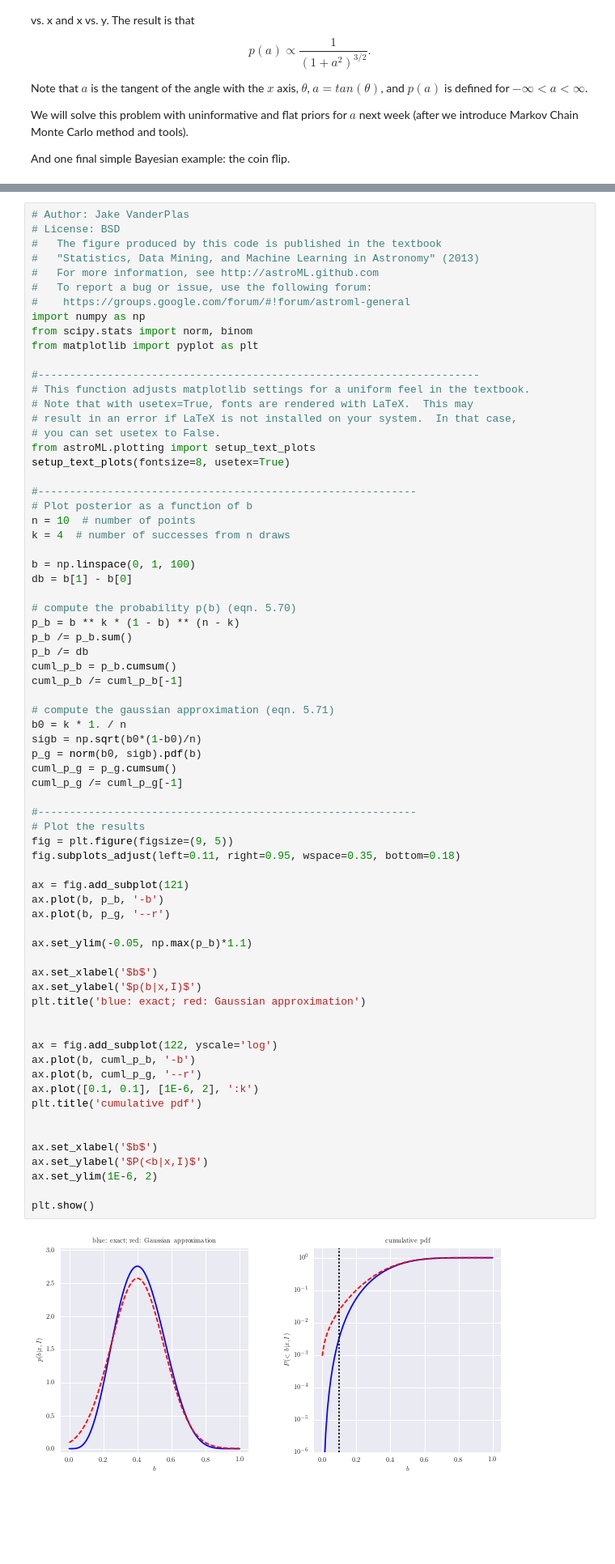
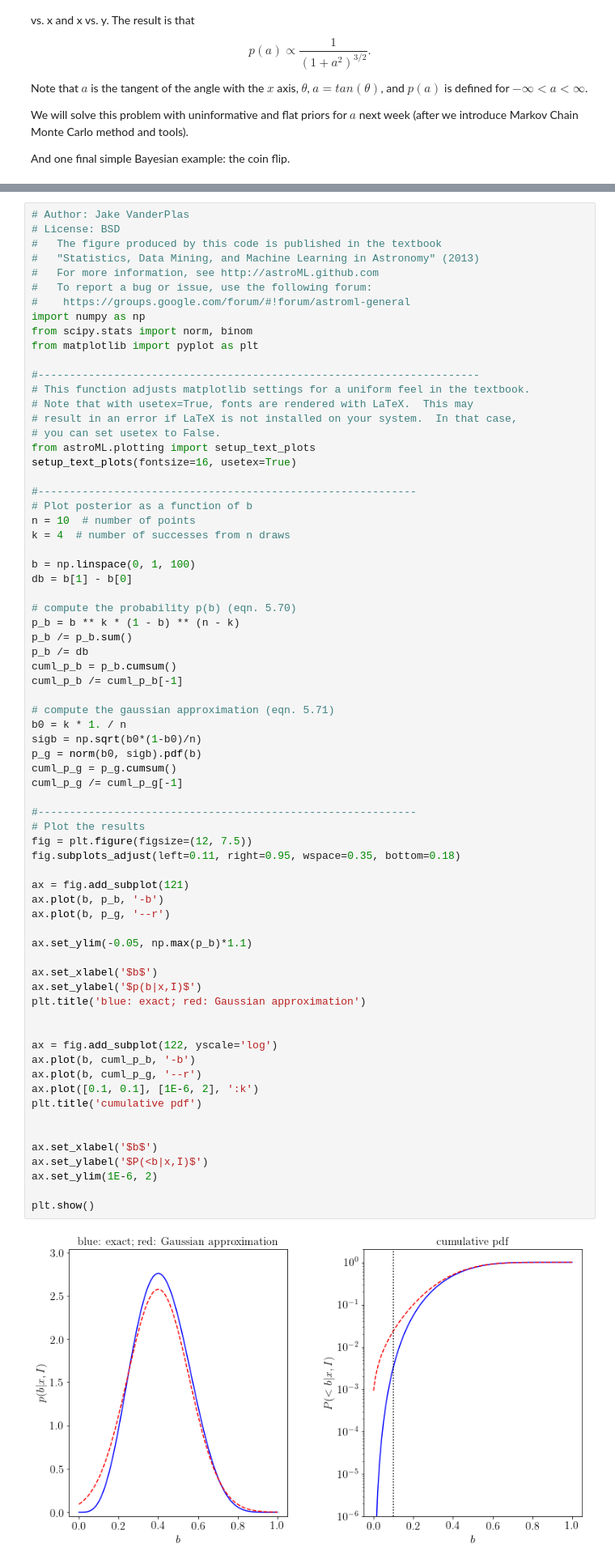
Before and after one commit to bayu-wilson/astr-324-s18, a Jupyter notebook: notebooks/Week-4-Thu.ipynb, the cells around one changed output, grey strips where cells are left out. Shown at 81% size. Saved outputs shown, nothing was run; the diff lists cells and outputs as text; blank space fills up the shorter version.

```diff
--- a/notebooks/Week-4-Thu.ipynb
+++ b/notebooks/Week-4-Thu.ipynb
@@ -182,7 +180,7 @@ from matplotlib import pyplot as plt
 # result in an error if LaTeX is not installed on your system.  In that case,
 # you can set usetex to False.
 from astroML.plotting import setup_text_plots
-setup_text_plots(fontsize=8, usetex=True)
+setup_text_plots(fontsize=16, usetex=True)
 
 #------------------------------------------------------------
 # Plot posterior as a function of b
@@ -207,35 +205,35 @@ cuml_p_g = p_g.cumsum()
 cuml_p_g /= cuml_p_g[-1]
 
 #------------------------------------------------------------
 # Plot the results
-fig = plt.figure(figsize=(9, 5))
+fig = plt.figure(figsize=(12, 7.5))
 fig.subplots_adjust(left=0.11, right=0.95, wspace=0.35, bottom=0.18)
 
 ax = fig.add_subplot(121)
 ax.plot(b, p_b, '-b')
 ax.plot(b, p_g, '--r')
 
 ax.set_ylim(-0.05, np.max(p_b)*1.1)
 
 ax.set_xlabel('$b$')
 ax.set_ylabel('$p(b|x,I)$')
 plt.title('blue: exact; red: Gaussian approximation')
 
 
 ax = fig.add_subplot(122, yscale='log')
 ax.plot(b, cuml_p_b, '-b')
 ax.plot(b, cuml_p_g, '--r')
 ax.plot([0.1, 0.1], [1E-6, 2], ':k')
 plt.title('cumulative pdf')
 
 
 ax.set_xlabel('$b$')
 ax.set_ylabel('$P(<b|x,I)$')
 ax.set_ylim(1E-6, 2)
 
 plt.show()
 # %% [output]
-[figure, old version]
+[figure, new version]
 # %% [markdown]
 ### Parameter estimation for the binomial distribution
 
```
Also changed, not shown: parts of 29 cells of this notebook.
